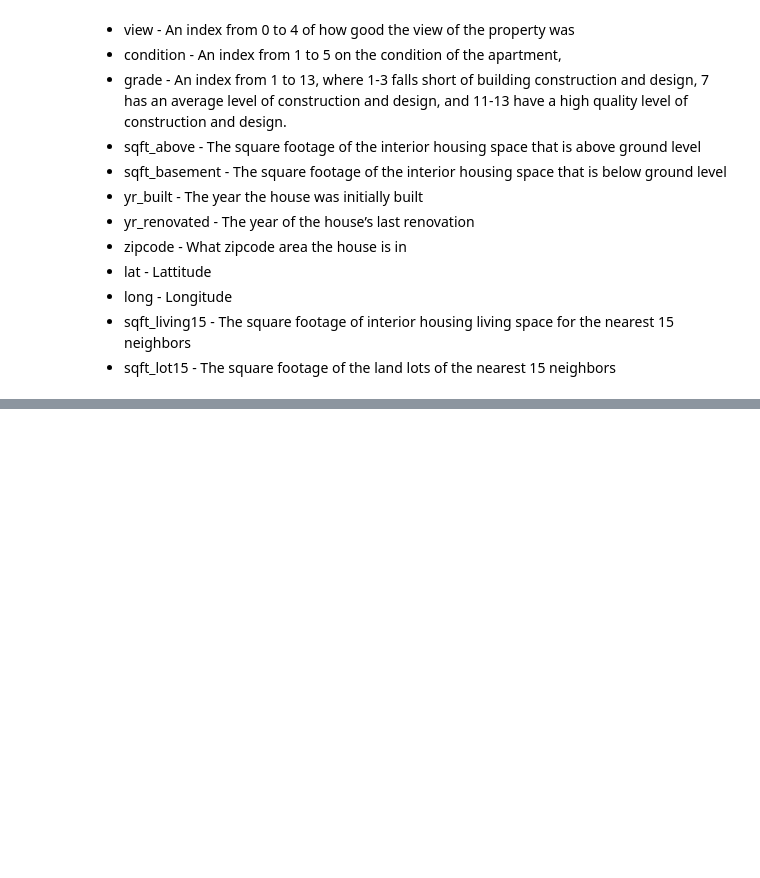
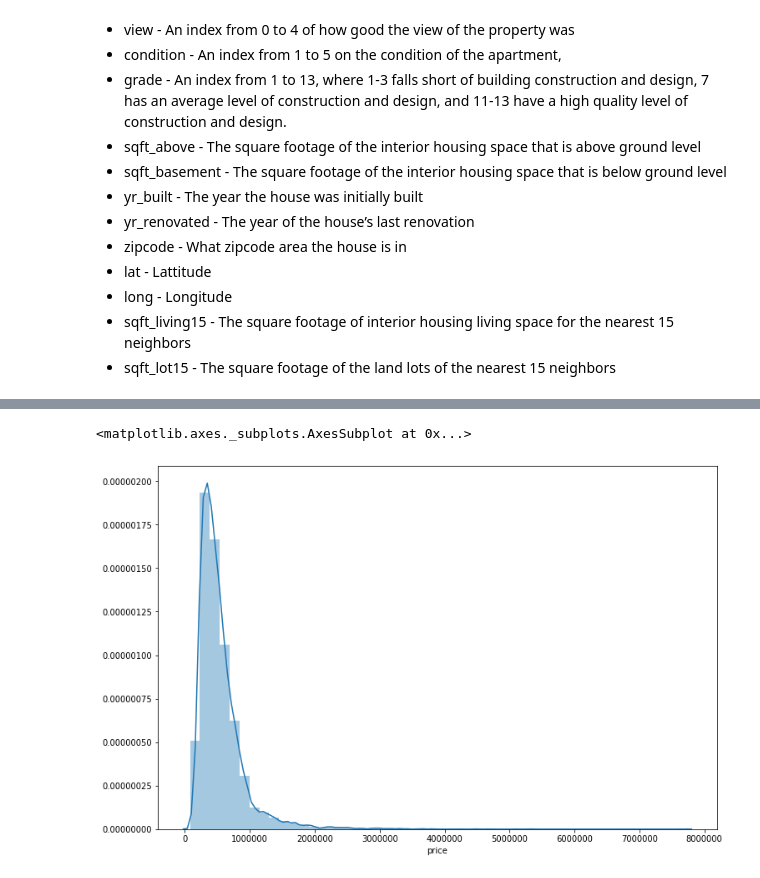
Before and after one commit to arpitsomani8/TensorFlow-And-Keras, a Jupyter notebook: TensorFlow and Keras Regression Model/TensorFlow and Keras Regression Model.ipynb, the cells around one changed output, grey strips where cells are left out. Saved outputs shown, nothing was run; the diff lists cells and outputs as text; code cells hidden in the pictures; blank space fills up the shorter version.

```diff
--- a/TensorFlow and Keras Regression Model/TensorFlow and Keras Regression Model.ipynb
+++ b/TensorFlow and Keras Regression Model/TensorFlow and Keras Regression Model.ipynb
@@ -39,0 +82,6 @@ df = pd.read_csv('DATA/kc_house_data.csv')
+# %%
+plt.figure(figsize=(12,8))
+sns.distplot(df['price'])
+# %% [output]
+<matplotlib.axes._subplots.AxesSubplot at 0x...>
+[figure, added]
```
Also changed, not shown: parts of 6 cells of this notebook.
